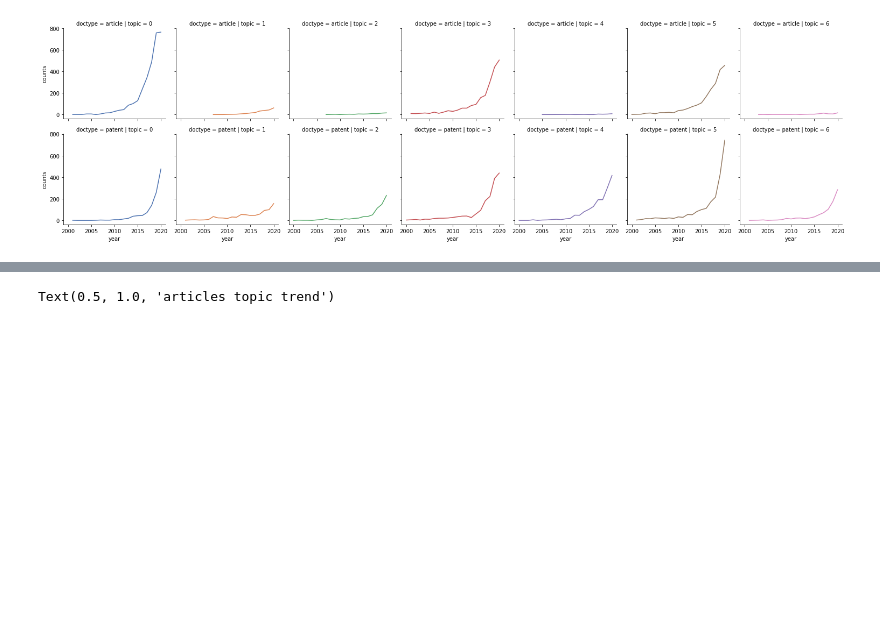
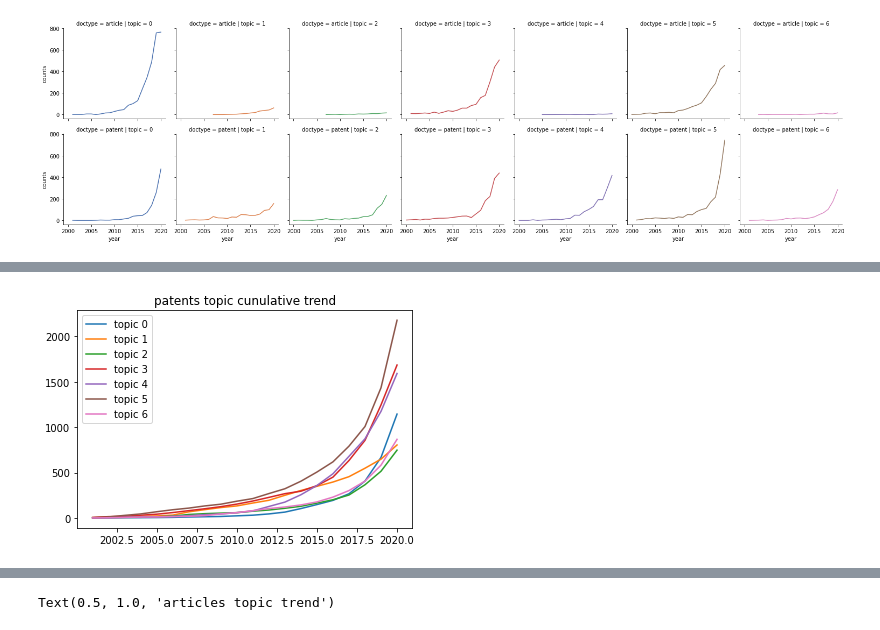
Before and after one commit to carloalbe/SCI-project, a Jupyter notebook: code/Trend analysis.ipynb, the cells around one changed output, grey strips where cells are left out. Saved outputs shown, nothing was run; the diff lists cells and outputs as text; code cells hidden in the pictures; blank space fills up the shorter version.

```diff
--- a/code/Trend analysis.ipynb
+++ b/code/Trend analysis.ipynb
@@ -127,0 +159,4 @@ g.map(sns.lineplot,'year','counts')
+# %%
+plot_trends(patents,'topic')
+# %% [output]
+[figure, added]
```
Also changed, not shown: parts of 11 cells of this notebook, 11 other files.
